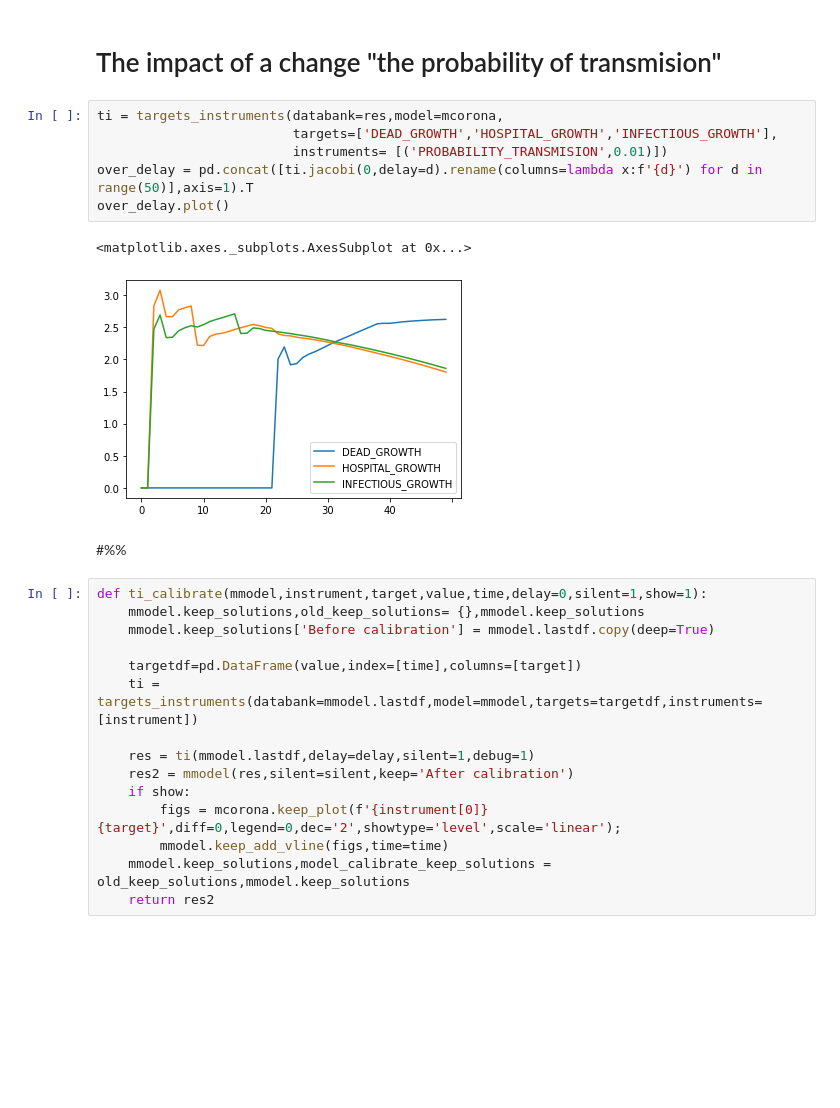
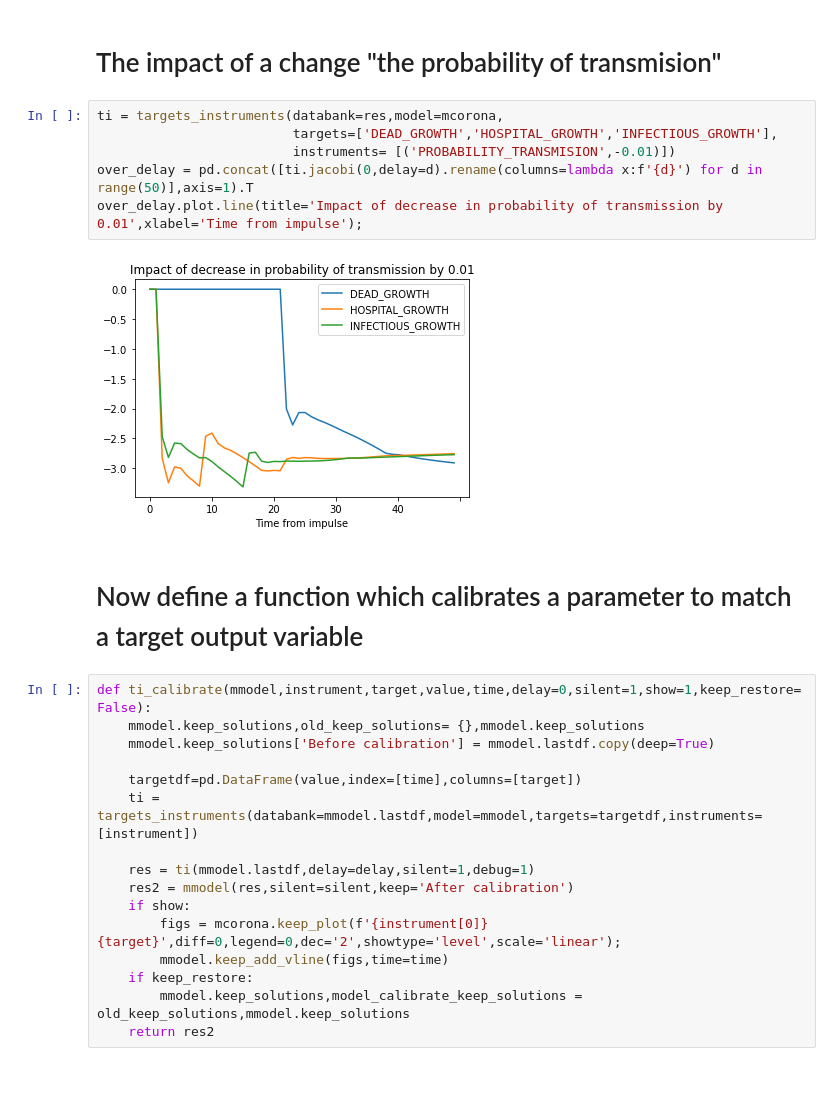
Before and after one commit to IbHansen/Modelflow2, a Jupyter notebook: Examples/corona/Corona calibrate a parameter.ipynb, the cells around one changed output. Cells and saved outputs as stored; diff of their text form; blank space fills up the shorter version.

Commit message:
calibrate

```diff
--- a/Examples/corona/Corona calibrate a parameter.ipynb
+++ b/Examples/corona/Corona calibrate a parameter.ipynb
@@ -17,16 +17,15 @@ res = mcorona(df,keep='Basis',silent=1)           # run the baseline
 # %%
 ti = targets_instruments(databank=res,model=mcorona,
                          targets=['DEAD_GROWTH','HOSPITAL_GROWTH','INFECTIOUS_GROWTH'],
-                         instruments= [('PROBABILITY_TRANSMISION',0.01)])
+                         instruments= [('PROBABILITY_TRANSMISION',-0.01)])
 over_delay = pd.concat([ti.jacobi(0,delay=d).rename(columns=lambda x:f'{d}') for d in range(50)],axis=1).T
-over_delay.plot()
+over_delay.plot.line(title='Impact of decrease in probability of transmission by 0.01',xlabel='Time from impulse');
 # %% [output]
-<matplotlib.axes._subplots.AxesSubplot at 0x...>
-[figure, old version]
+[figure, new version]
-# %% [markdown]
-#%%
+# %% [markdown]
+# Now define a function which calibrates a parameter to match a target output variable
 # %%
-def ti_calibrate(mmodel,instrument,target,value,time,delay=0,silent=1,show=1):
+def ti_calibrate(mmodel,instrument,target,value,time,delay=0,silent=1,show=1,keep_restore= False):
     mmodel.keep_solutions,old_keep_solutions= {},mmodel.keep_solutions
     mmodel.keep_solutions['Before calibration'] = mmodel.lastdf.copy(deep=True)
 
@@ -38,7 +37,8 @@ def ti_calibrate(mmodel,instrument,target,value,time,delay=0,silent=1,show=1):
     if show:
         figs = mcorona.keep_plot(f'{instrument[0]} {target}',diff=0,legend=0,dec='2',showtype='level',scale='linear');
         mmodel.keep_add_vline(figs,time=time)
-    mmodel.keep_solutions,model_calibrate_keep_solutions =  old_keep_solutions,mmodel.keep_solutions
+    if keep_restore:
+        mmodel.keep_solutions,model_calibrate_keep_solutions =  old_keep_solutions,mmodel.keep_solutions
     return res2
 # %% [markdown]
 #
```
Also changed, not shown: parts of 2 cells of this notebook.
